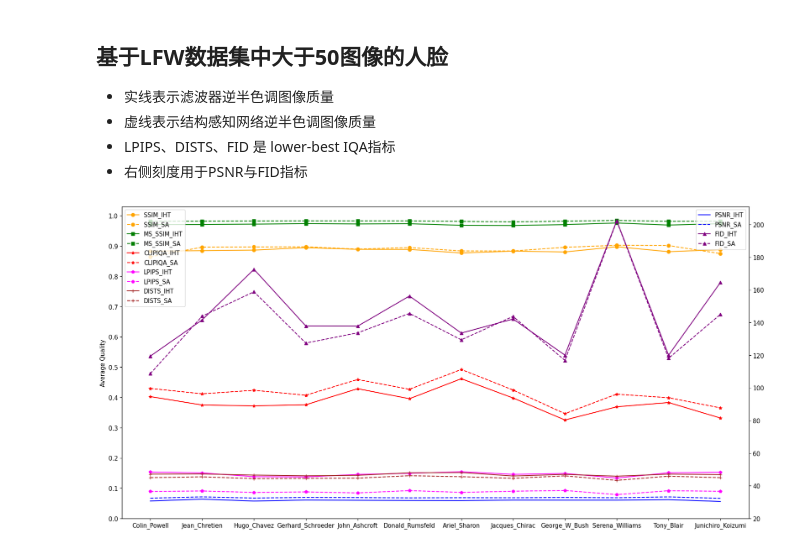
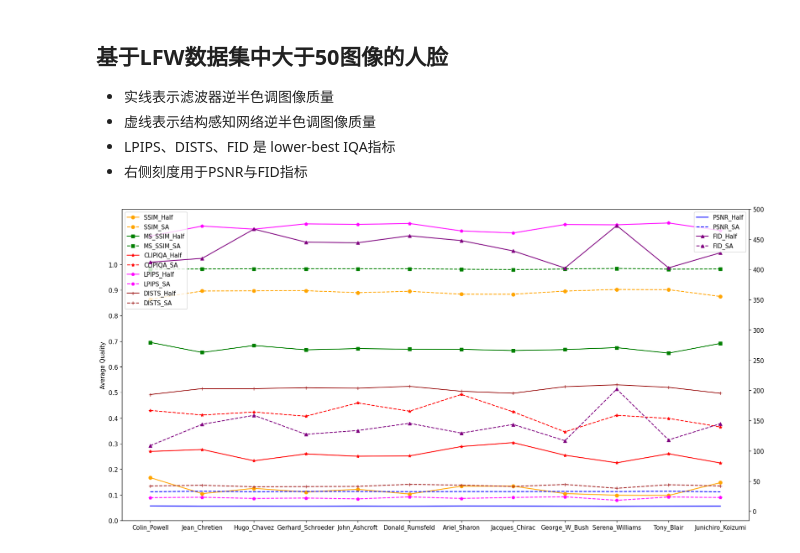
Before and after one commit to Kenny3Shen/Machine_Learning, a Jupyter notebook: facial_halftone/iht-pyiqa-sadcnn.ipynb, the cells around one changed output. Drawn from its saved outputs; the diff is of its cells as text; code cells hidden in the pictures.

```diff
--- a/facial_halftone/iht-pyiqa-sadcnn.ipynb
+++ b/facial_halftone/iht-pyiqa-sadcnn.ipynb
@@ -51,7 +53,7 @@ import matplotlib.pyplot as plt
 for person in p[:1]:
     for img in os.listdir(os.path.join(data_dir, person))[:1]:
         color = Image.open(f"{data_dir}/{person}/{img}")
-        iht = Image.open(f"{iht_dir}/{person}/{img}")  # Assuming this returns a NumPy array
+        iht = Image.open(f"{half_dir}/{person}/{img}")  # Assuming this returns a NumPy array
         sa = Image.open(f"{re_dir}/{person}/{img}")
 
         color = color.convert('L').convert("RGB")
@@ -120,13 +122,13 @@ for person in p:
     quality_sum = {}
     fid_sum = {}
 
-    quality_fid = calculate_fid(f"{data_dir}/{person}",f"{iht_dir}/{person}",f"{re_dir}/{person}" )
+    quality_fid = calculate_fid(f"{data_dir}/{person}",f"{half_dir}/{person}",f"{re_dir}/{person}" )
     for key, value in quality_fid.items():
         fid_sum[key] = quality_sum.get(key, 0) + value
 
     for img in os.listdir(os.path.join(data_dir, person)):
         color = Image.open(f"{data_dir}/{person}/{img}")
-        iht = Image.open(f"{iht_dir}/{person}/{img}")
+        iht = Image.open(f"{half_dir}/{person}/{img}")
         sa = Image.open(f"{re_dir}/{person}/{img}")
 
         color = color.convert('L').convert("RGB")
@@ -212,39 +214,39 @@ plt.rcParams['font.size'] = 10.5
 
 fig, ax1 = plt.subplots(figsize=(20, 10))
 
 ax2 = ax1.twinx()
-ax2.plot(list(average_quality.keys()), [quality['psnr1'] for quality in average_quality.values()], '-',  color='blue',label='PSNR_IHT')
+ax2.plot(list(average_quality.keys()), [quality['psnr1'] for quality in average_quality.values()], '-',  color='blue',label='PSNR_Half')
 ax2.plot(list(average_quality.keys()), [quality['psnr2'] for quality in average_quality.values()], '--',  color='blue',label='PSNR_SA')
 
-ax1.plot(list(average_quality.keys()), [quality['ssim1'] for quality in average_quality.values()], '-o', color='orange', label='SSIM_IHT')
+ax1.plot(list(average_quality.keys()), [quality['ssim1'] for quality in average_quality.values()], '-o', color='orange', label='SSIM_Half')
 ax1.plot(list(average_quality.keys()), [quality['ssim2'] for quality in average_quality.values()], '--o', color='orange', label='SSIM_SA')
 
-ax1.plot(list(average_quality.keys()), [quality['ms_ssim1'] for quality in average_quality.values()], '-s', color='green', label='MS_SSIM_IHT')
+ax1.plot(list(average_quality.keys()), [quality['ms_ssim1'] for quality in average_quality.values()], '-s', color='green', label='MS_SSIM_Half')
 ax1.plot(list(average_quality.keys()), [quality['ms_ssim2'] for quality in average_quality.values()], '--s', color='green', label='MS_SSIM_SA')
 
-ax1.plot(list(average_quality.keys()), [quality['clip_iqa1'] for quality in average_quality.values()], '-*', color='red', label='CLIPIQA_IHT')
+ax1.plot(list(average_quality.keys()), [quality['clip_iqa1'] for quality in average_quality.values()], '-*', color='red', label='CLIPIQA_Half')
 ax1.plot(list(average_quality.keys()), [quality['clip_iqa2'] for quality in average_quality.values()], '--*', color='red', label='CLIPIQA_SA')
 
-ax2.plot(list(average_quality.keys()), [quality['fid1'] for quality in average_quality.values()], '-^', color='purple', label='FID_IHT')
+ax2.plot(list(average_quality.keys()), [quality['fid1'] for quality in average_quality.values()], '-^', color='purple', label='FID_Half')
 ax2.plot(list(average_quality.keys()), [quality['fid2'] for quality in average_quality.values()], '--^', color='purple', label='FID_SA')
 
-ax1.plot(list(average_quality.keys()), [quality['lpips1'] for quality in average_quality.values()], '-p', color='magenta', label='LPIPS_IHT')
+ax1.plot(list(average_quality.keys()), [quality['lpips1'] for quality in average_quality.values()], '-p', color='magenta', label='LPIPS_Half')
 ax1.plot(list(average_quality.keys()), [quality['lpips2'] for quality in average_quality.values()], '--p', color='magenta', label='LPIPS_SA')
 
-ax1.plot(list(average_quality.keys()), [quality['dists1'] for quality in average_quality.values()], '-+', color='brown', label='DISTS_IHT')
+ax1.plot(list(average_quality.keys()), [quality['dists1'] for quality in average_quality.values()], '-+', color='brown', label='DISTS_Half')
 ax1.plot(list(average_quality.keys()), [quality['dists2'] for quality in average_quality.values()], '--+', color='brown', label='DISTS_SA')
 
 # Add labels to the y-axes
 ax1.set_ylabel('Average Quality')
 
 # Add a legend
 ax1.legend(loc='upper left')
 ax2.legend(loc='upper right')
 
 ax1.set_yticks(np.arange(0, 1.1, 0.1))  # Set y-ticks for ax1
-ax2.set_yticks([i for i in range(20, 220, 20)])  # Set y-ticks for ax2
+ax2.set_yticks([i for i in range(0, 550, 50)])  # Set y-ticks for ax2
 
 plt.savefig('my_figure.png', dpi=300)
 plt.show()
 # %% [output]
-[figure, old version]
+[figure, new version]
```
Also changed, not shown: parts of 6 cells of this notebook.
